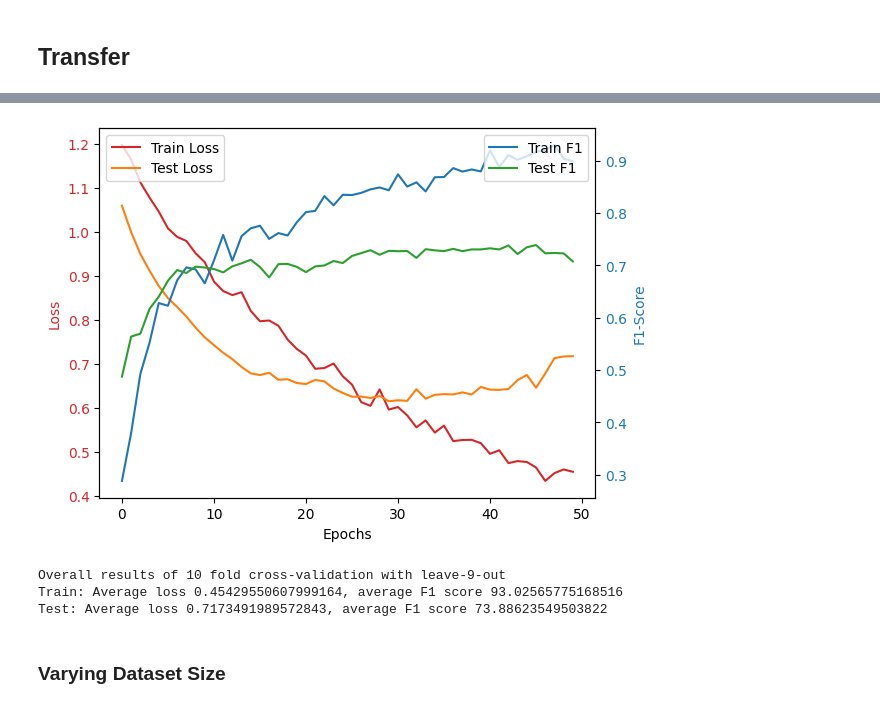
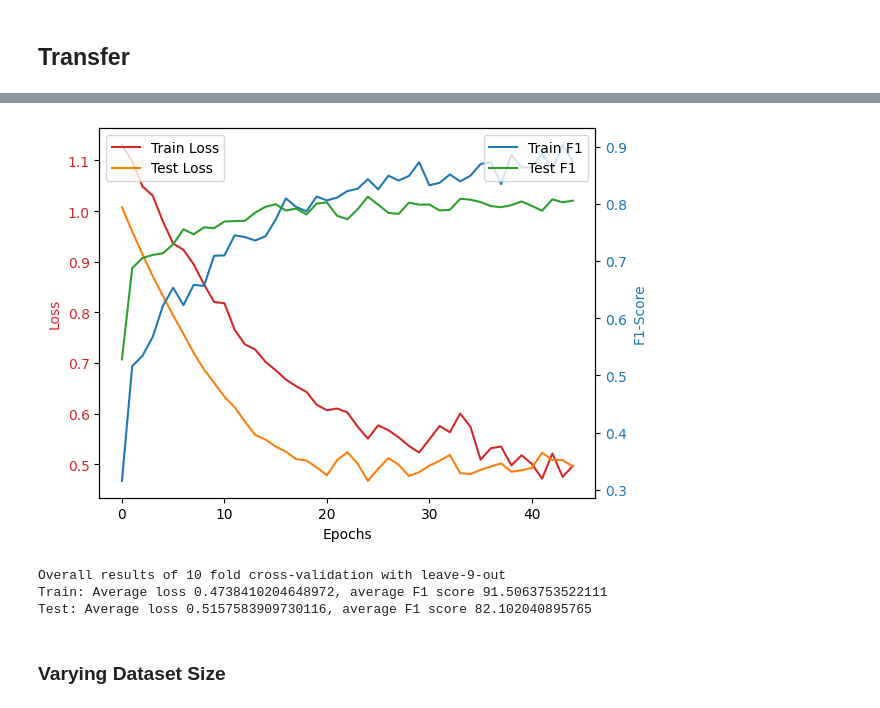
Before and after one commit to MattyAB/ecg_transfer, a Jupyter notebook: ecg.ipynb, the cells around one changed output, grey strips where cells are left out. Cells and saved outputs as stored; diff of their text form; code cells hidden in the pictures.

```diff
--- a/ecg.ipynb
+++ b/ecg.ipynb
@@ -260,7 +335,7 @@ trainparams.k=10
 trainparams.m=9
 trainparams.early_stopping=20
 
-history = train_kfold_transfer_model(dataset_12lead, trainparams, Transfer1LSTMModel, buffer=buffer, test=True)
+history = train_kfold_transfer_model(dataset_12lead, trainparams, Transfer1LSTMModel, buffer=buffer, test=False)
 
 plot_tt_graph(history, idx=0)
 display_results(history, trainparams=trainparams)
@@ -274,7 +360,7 @@ Early stopping triggered after epoch 50
-[figure, old version]
+[figure, new version]
 Overall results of 10 fold cross-validation with leave-9-out
-Train: Average loss 0.45429550607999164, average F1 score 93.02565775168516
-Test: Average loss 0.7173491989572843, average F1 score 73.88623549503822
+Train: Average loss 0.4738410204648972, average F1 score 91.5063753522111
+Test: Average loss 0.5157583909730116, average F1 score 82.102040895765
 # %%
 # ## Train k-fold crossvalidated model transferred, 1 -> 12 lead data
 
```
Also changed, not shown: parts of 15 cells of this notebook, 2 other files.
